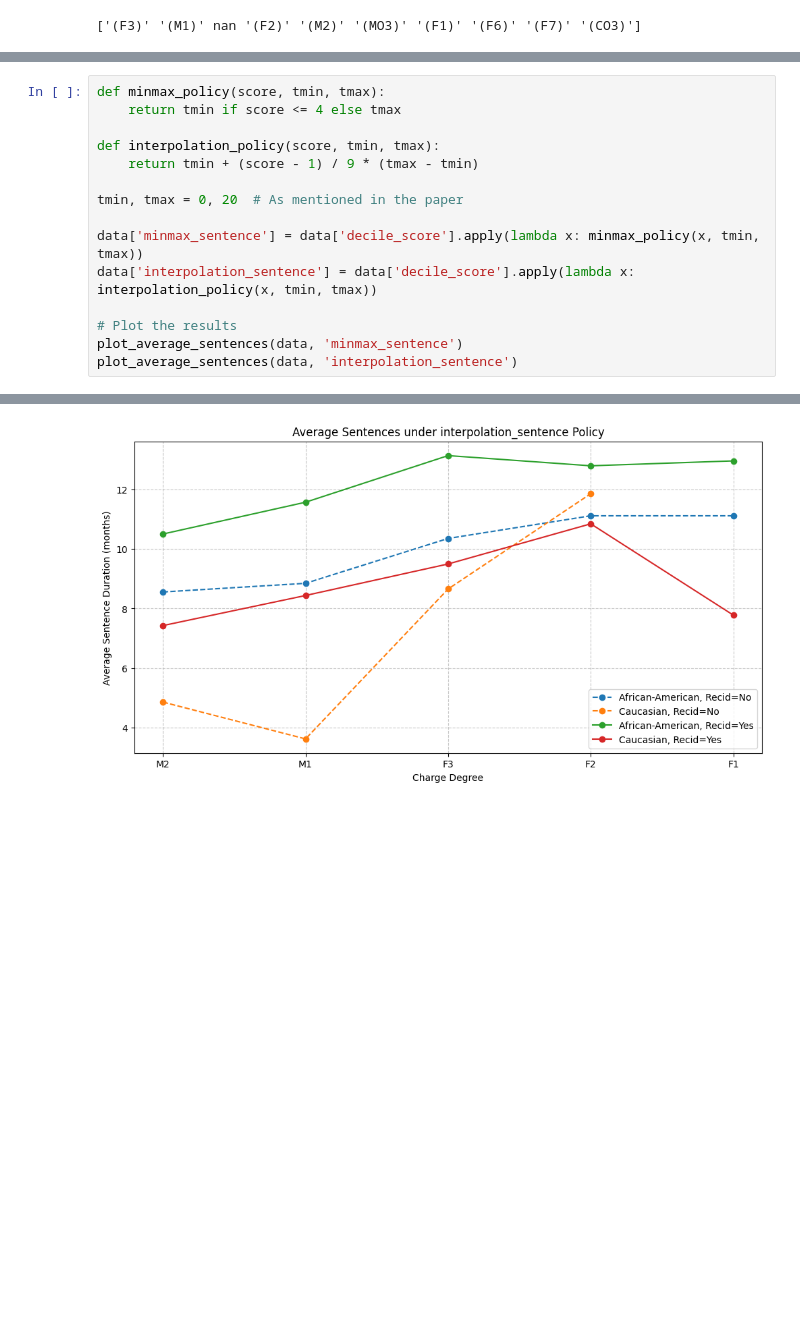
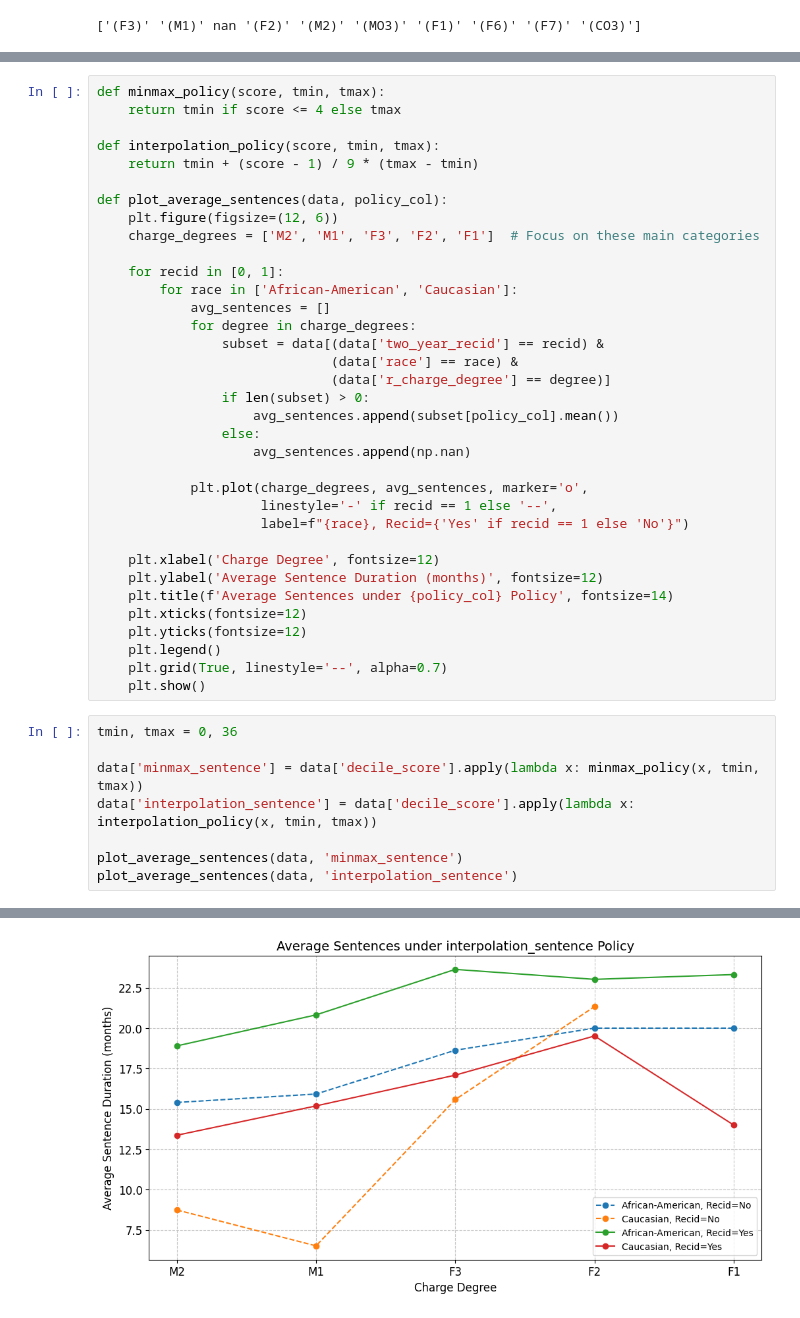
Before and after one commit to aavelinee/Bias-in-Recidivism-Prediction-Instruments, a Jupyter notebook: Fair_Prediction_with_Disparate_Impact_A_Study_of_Bias_in_Recidivism_Prediction_Instruments.ipynb, the cells around one changed output, grey strips where cells are left out. Drawn from its saved outputs; the diff is of its cells as text; blank space fills up the shorter version.

```diff
--- a/Fair_Prediction_with_Disparate_Impact_A_Study_of_Bias_in_Recidivism_Prediction_Instruments.ipynb
+++ b/Fair_Prediction_with_Disparate_Impact_A_Study_of_Bias_in_Recidivism_Prediction_Instruments.ipynb
@@ -188,16 +207,44 @@ dtype: int64
+# %%
+def minmax_policy(score, tmin, tmax):
+    return tmin if score <= 4 else tmax
+
+def interpolation_policy(score, tmin, tmax):
+    return tmin + (score - 1) / 9 * (tmax - tmin)
+
+def plot_average_sentences(data, policy_col):
+    plt.figure(figsize=(12, 6))
+    charge_degrees = ['M2', 'M1', 'F3', 'F2', 'F1']  # Focus on these main categories
+
+    for recid in [0, 1]:
+        for race in ['African-American', 'Caucasian']:
+            avg_sentences = []
+            for degree in charge_degrees:
+                subset = data[(data['two_year_recid'] == recid) &
+                              (data['race'] == race) &
+                              (data['r_charge_degree'] == degree)]
+                if len(subset) > 0:
+                    avg_sentences.append(subset[policy_col].mean())
+                else:
+                    avg_sentences.append(np.nan)
+
+            plt.plot(charge_degrees, avg_sentences, marker='o',
+                     linestyle='-' if recid == 1 else '--',
+                     label=f"{race}, Recid={'Yes' if recid == 1 else 'No'}")
+
+    plt.xlabel('Charge Degree', fontsize=12)
+    plt.ylabel('Average Sentence Duration (months)', fontsize=12)
+    plt.title(f'Average Sentences under {policy_col} Policy', fontsize=14)
+    plt.xticks(fontsize=12)
+    plt.yticks(fontsize=12)
+    plt.legend()
+    plt.grid(True, linestyle='--', alpha=0.7)
+    plt.show()
 # %%
-def minmax_policy(score, tmin, tmax):
-    return tmin if score <= 4 else tmax
-
-def interpolation_policy(score, tmin, tmax):
-    return tmin + (score - 1) / 9 * (tmax - tmin)
-
-tmin, tmax = 0, 20  # As mentioned in the paper
+tmin, tmax = 0, 36
 
 data['minmax_sentence'] = data['decile_score'].apply(lambda x: minmax_policy(x, tmin, tmax))
 data['interpolation_sentence'] = data['decile_score'].apply(lambda x: interpolation_policy(x, tmin, tmax))
 
-# Plot the results
 plot_average_sentences(data, 'minmax_sentence')
 plot_average_sentences(data, 'interpolation_sentence')
 # %% [output]
@@ -205 +252 @@ plot_average_sentences(data, 'interpolation_sentence')
-[figure, old version]
+[figure, new version]
```
Also changed, not shown: parts of 25 cells of this notebook.
